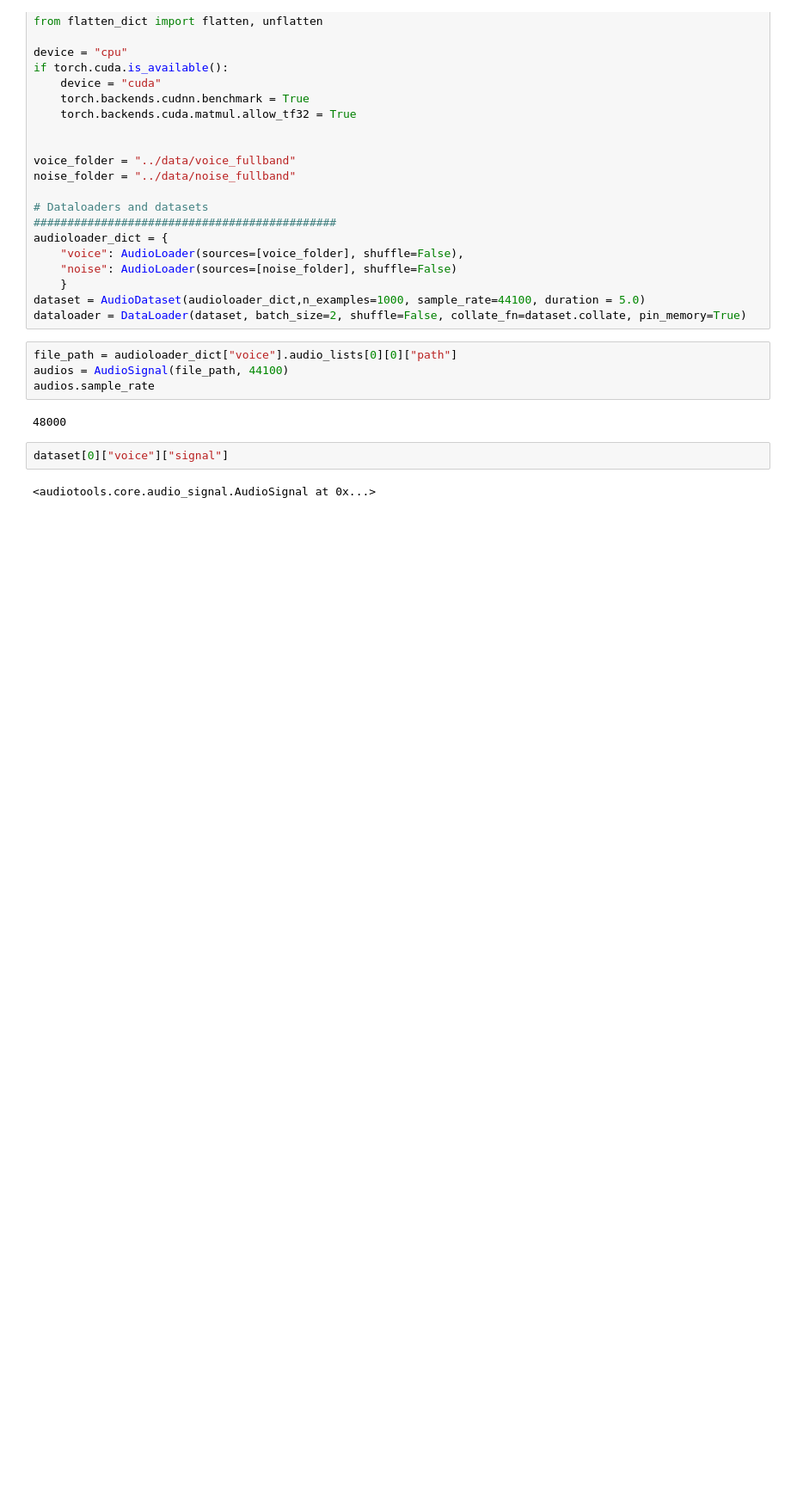
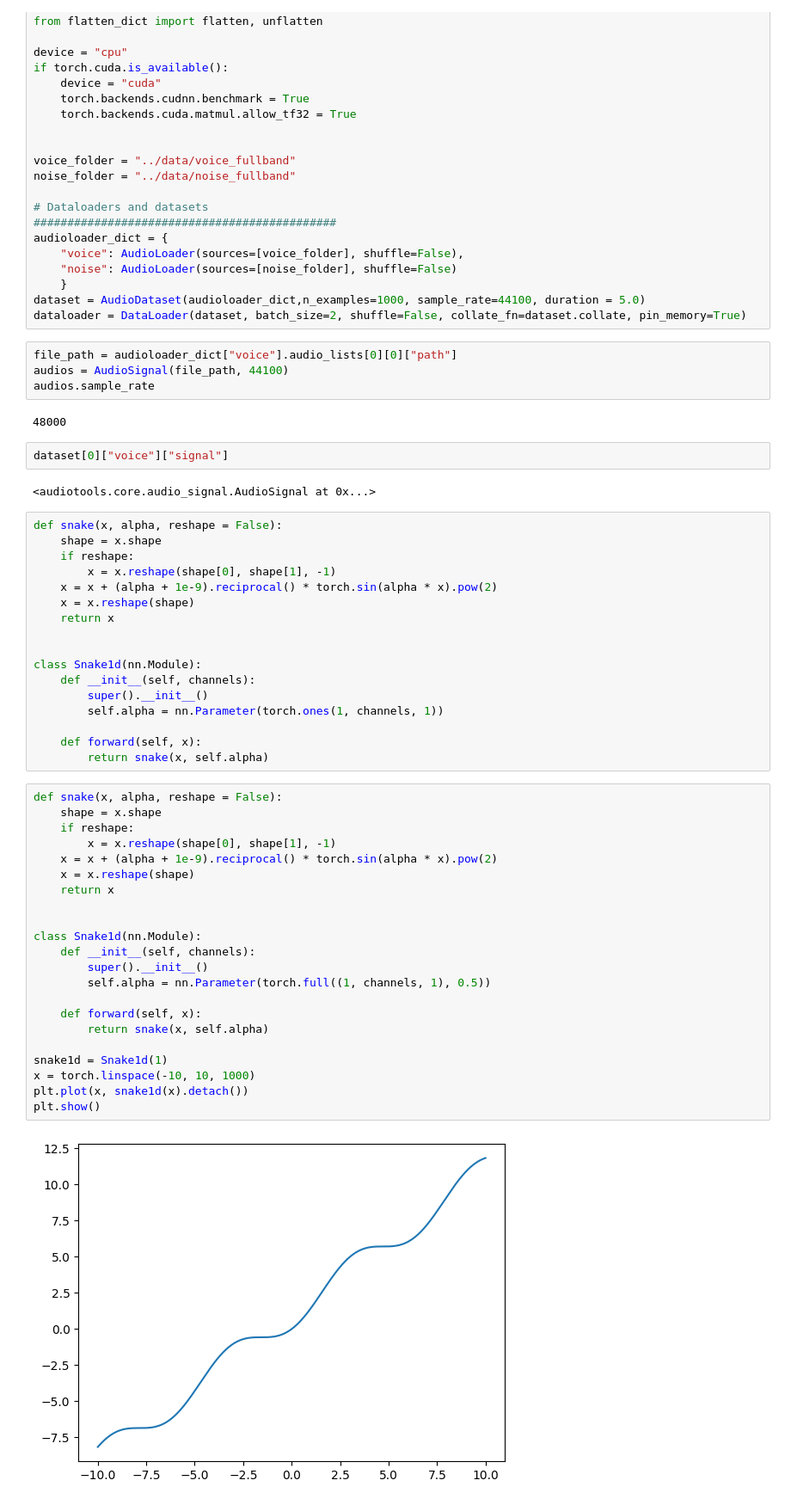
Before and after one commit to thorhojhus/neural_audio, a Jupyter notebook: notebooks/audiotools.ipynb, the cells around one changed output. Shown at 86% size. Cells and saved outputs as stored; diff of their text form; blank space fills up the shorter version.

```diff
--- a/notebooks/audiotools.ipynb
+++ b/notebooks/audiotools.ipynb
@@ -190,3 +190,44 @@ audios.sample_rate
 dataset[0]["voice"]["signal"]
 # %% [output]
 <audiotools.core.audio_signal.AudioSignal at 0x...>
+# %%
+def snake(x, alpha, reshape = False):
+    shape = x.shape
+    if reshape:
+        x = x.reshape(shape[0], shape[1], -1)
+    x = x + (alpha + 1e-9).reciprocal() * torch.sin(alpha * x).pow(2)
+    x = x.reshape(shape)
+    return x
+
+
+class Snake1d(nn.Module):
+    def __init__(self, channels):
+        super().__init__()
+        self.alpha = nn.Parameter(torch.ones(1, channels, 1))
+
+    def forward(self, x):
+        return snake(x, self.alpha)
+# %%
+def snake(x, alpha, reshape = False):
+    shape = x.shape
+    if reshape:
+        x = x.reshape(shape[0], shape[1], -1)
+    x = x + (alpha + 1e-9).reciprocal() * torch.sin(alpha * x).pow(2)
+    x = x.reshape(shape)
+    return x
+
+
+class Snake1d(nn.Module):
+    def __init__(self, channels):
+        super().__init__()
+        self.alpha = nn.Parameter(torch.full((1, channels, 1), 0.5))
+
+    def forward(self, x):
+        return snake(x, self.alpha)
+
+snake1d = Snake1d(1)
+x = torch.linspace(-10, 10, 1000)
+plt.plot(x, snake1d(x).detach())
+plt.show()
+# %% [output]
+[figure, added]
```
Also changed, not shown: parts of 10 cells of this notebook, 3 other files.
